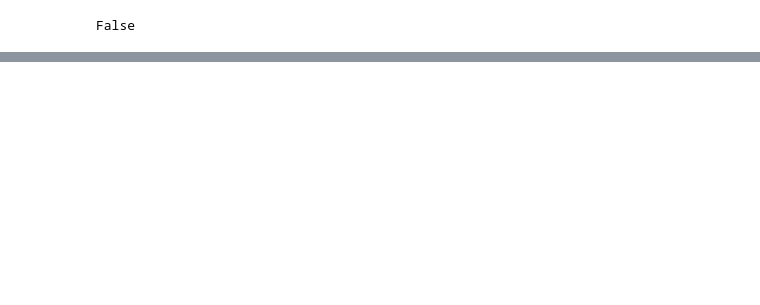
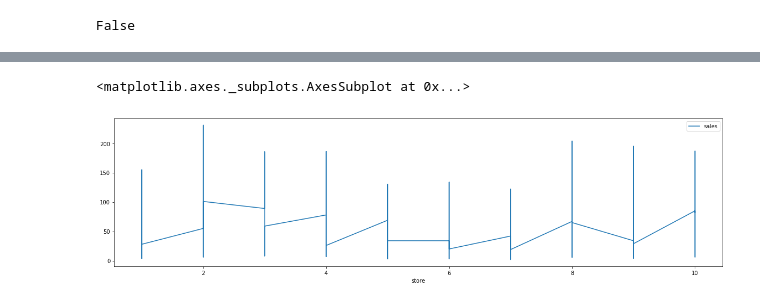
Before and after one commit to jumaighazal/Sales-Forecast, a Jupyter notebook: Untitled1.ipynb, the cells around one changed output, grey strips where cells are left out. Saved outputs shown, nothing was run; the diff lists cells and outputs as text; code cells hidden in the pictures; blank space fills up the shorter version.

```diff
--- a/Untitled1.ipynb
+++ b/Untitled1.ipynb
@@ -189,2 +50,0 @@ DATA CLEANING (recording only item_price > 0)
-# %%
-train_data = train_data.query('item_price > 0')
@@ -194,3 +50,0 @@ Dropping text feautures since i'm not doing anything with it Since i'm predictin
-# %%
-#Useful features
-train_data = lk_train_data[['date', 'date_block_num', 'shop_id', 'item_category_id', 'item_id', 'item_price', 'item_cnt_day']]
@@ -208,2 +51,2 @@ Adding date features
 # %%
-train_data['date'] = pd.to_datetime(train_data['date'], format='%d.%m.%Y')
+train_data['date'] = pd.to_datetime(train_data['date'])
@@ -216,3 +53,5 @@ See the caveats in the documentation: http://pandas.pydata.org/pandas-docs/stabl
+# %%
+year_2017 = train_data[(train_data['date'].dt.year == 2017)]
 # %%
 train_data['month'] = train_data['date'].dt.month
 train_data['day'] = train_data['date'].dt.day
@@ -621,0 +83,6 @@ Most of the shops have similar sell rate, but 3 of them have a much higher rate,
+# %%
+# plot store against sales
+year_2017.sort_values('store', ascending=True).plot.line(x='store', y='sales', figsize=(20, 5))
+# %% [output]
+<matplotlib.axes._subplots.AxesSubplot at 0x...>
+[figure, added]
```
Also changed, not shown: parts of 120 cells of this notebook.
